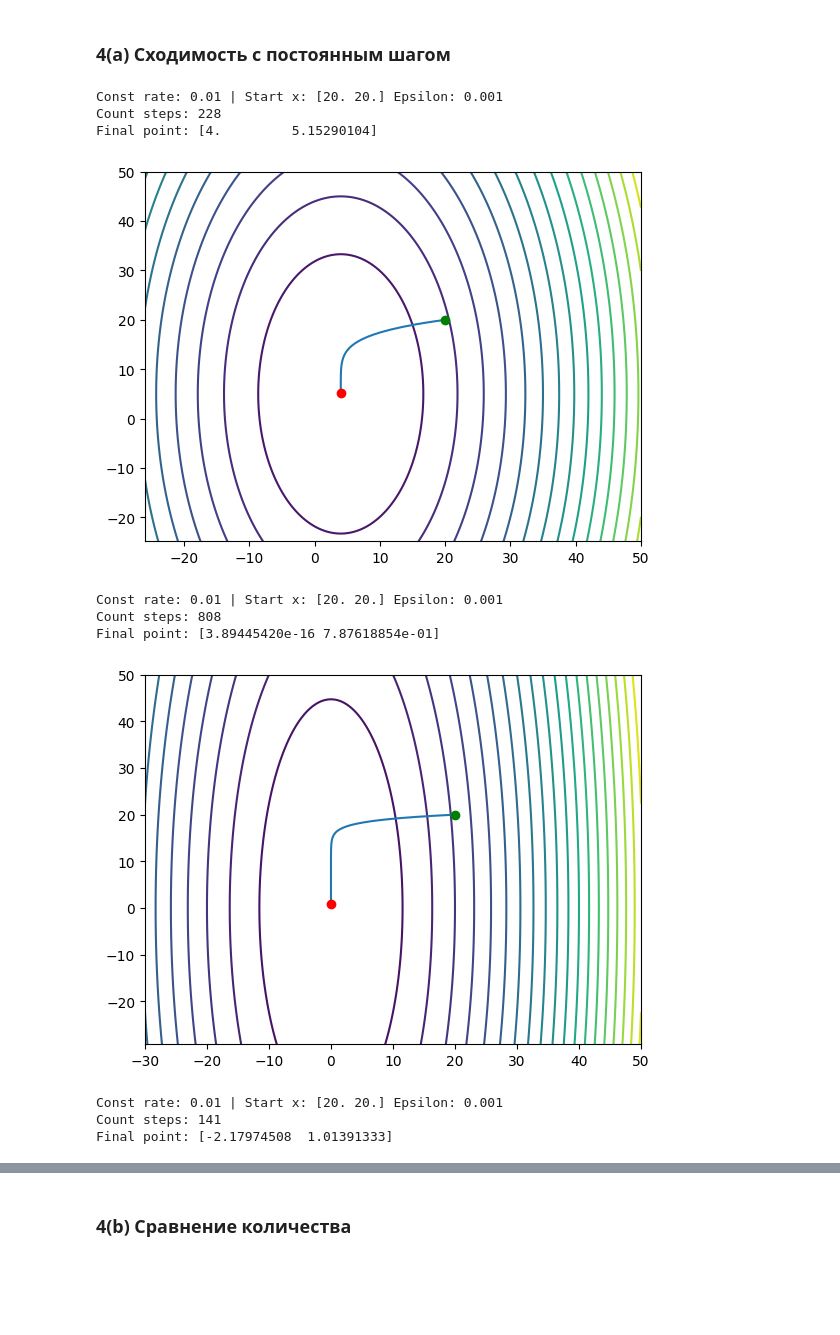
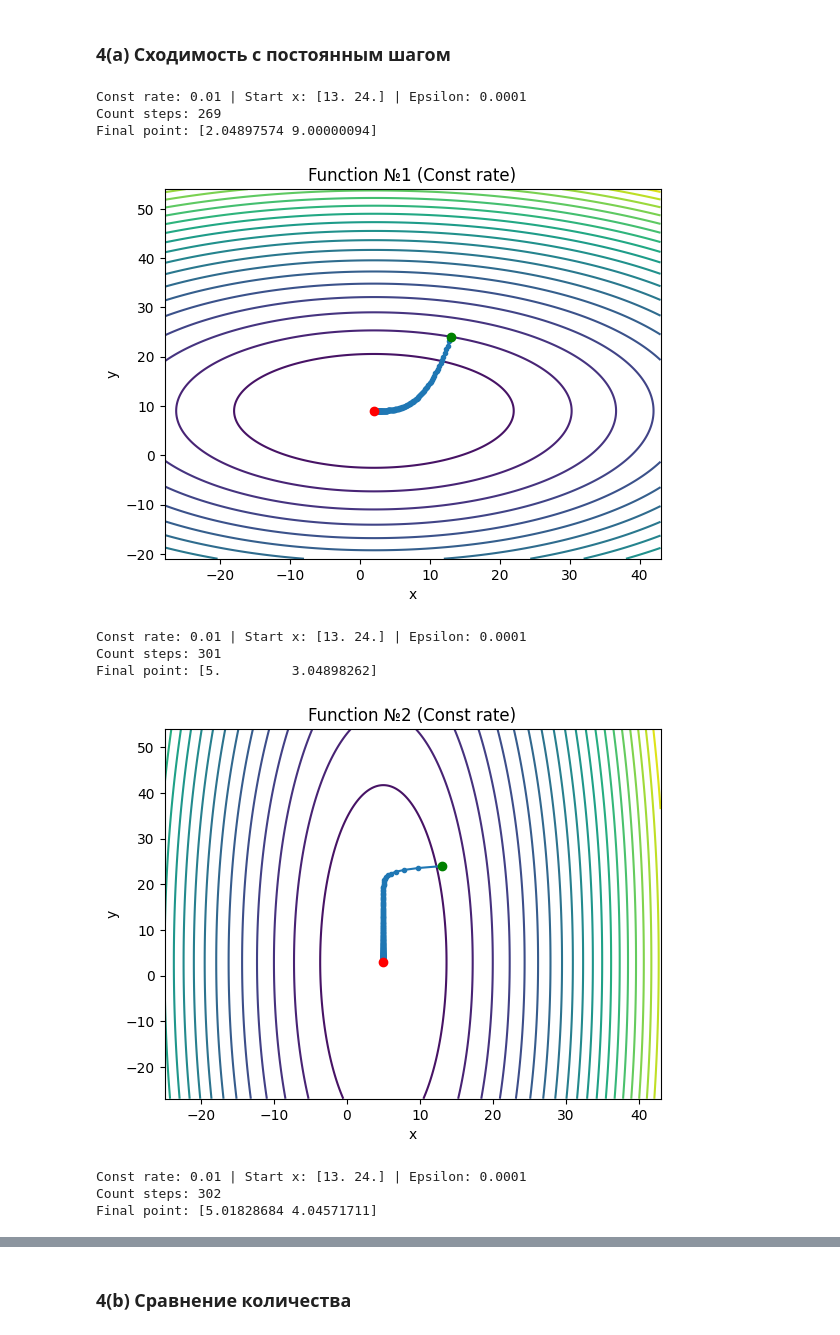
Before and after one commit to BasedKT/lab1, a Jupyter notebook: app.ipynb, the cells around one changed output, grey strips where cells are left out. Cells and saved outputs as stored; diff of their text form; code cells hidden in the pictures; blank space fills up the shorter version.

```diff
--- a/app.ipynb
+++ b/app.ipynb
@@ -102,26 +102,29 @@ def lr_wrapper(eps, delt):
 
 
 def func1(x):
-    return 5 * (x[0] - 4) ** 2 + (5 - x[1]) ** 2
+    return (x[0] - 2) ** 2 + 3 * (9 - x[1]) ** 2
 
 
 def func2(x):
-    return 3 * x[0] ** 2 + x[1] ** 2 / 5
+    return 20 * (x[0] - 5) ** 2 + (x[1] - 3) ** 2
 
 
 def func3(x):
-    return (x[0] - 6) * (x[1] + 8) + 2 * x[0] ** 2 + 4 * x[1] ** 2
+    return (x[0] - 5) ** 2 + (x[1] - 4) ** 2
 
 
-def visualise_points(func, points):
+def visualise_points(func, points, title=""):
     XX = np.linspace(min(points[-1][0], points[0][0]) - 30, max(points[-1][0], points[0][0]) + 30, 500)
     YY = np.linspace(min(points[-1][1], points[0][1]) - 30, max(points[-1][1], points[0][1]) + 30, 500)
     X, Y = np.meshgrid(XX, YY)
     plt.contour(X, Y, func.value([X, Y]), 20)
 
-    plt.plot(points[:, 0], points[:, 1])
+    plt.plot(points[:, 0], points[:, 1], marker='.')
     plt.plot(points[0][0], points[0][1], 'og')
     plt.plot(points[-1][0], points[-1][1], 'or')
+    plt.xlabel("x")
+    plt.ylabel("y")
+    plt.title(title)
     plt.show()
 
 
@@ -129,30 +132,30 @@ functions = [Function(func) for func in [func1, func2, func3]]
 # %% [markdown]
 ### 4(a) Сходимость с постоянным шагом
 # %%
-def test_convergence_const_lr(func):
+def test_convergence_const_lr(func, name):
     lr = 0.01
-    eps = 0.001
-    x = np.array((20., 20.))
+    eps = 0.0001
+    x = np.array((13., 24.))
 
-    print('Const rate: ' + str(lr) + ' | Start x: ' + str(x) + ' Epsilon: ' + str(eps))
+    print('Const rate: ' + str(lr) + ' | Start x: ' + str(x) + ' | Epsilon: ' + str(eps))
     points = grad_desc(func, lambda *_: lr, x, eps)
     print('Count steps: ' + str(len(points)))
     print('Final point: ' + str(points[-1]))
-    visualise_points(func, points)
+    visualise_points(func, points, name + ' (Const rate)')
     print()
 
 
-for func in functions:
-    test_convergence_const_lr(func)
+for i in range(len(functions)):
+    test_convergence_const_lr(functions[i], 'Function №' + str(i + 1))
 # %% [output]
-Const rate: 0.01 | Start x: [20. 20.] Epsilon: 0.001
-Count steps: 228
-Final point: [4.         5.15290104]
+Const rate: 0.01 | Start x: [13. 24.] | Epsilon: 0.0001
+Count steps: 269
+Final point: [2.04897574 9.00000094]
-[figure, old version]
+[figure, new version]
-Const rate: 0.01 | Start x: [20. 20.] Epsilon: 0.001
-Count steps: 808
-Final point: [3.89445420e-16 7.87618854e-01]
+Const rate: 0.01 | Start x: [13. 24.] | Epsilon: 0.0001
+Count steps: 301
+Final point: [5.         3.04898262]
-[figure, old version]
+[figure, new version]
-Const rate: 0.01 | Start x: [20. 20.] Epsilon: 0.001
-Count steps: 141
-Final point: [-2.17974508  1.01391333]
+Const rate: 0.01 | Start x: [13. 24.] | Epsilon: 0.0001
+Count steps: 302
+Final point: [5.01828684 4.04571711]
```
Also changed, not shown: parts of 5 cells of this notebook.
